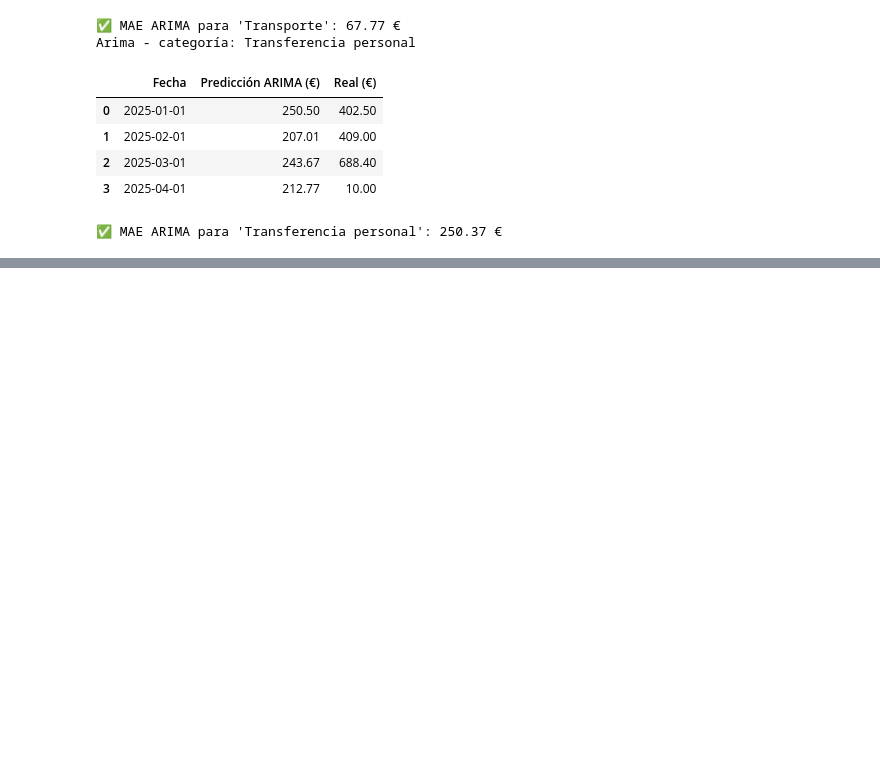
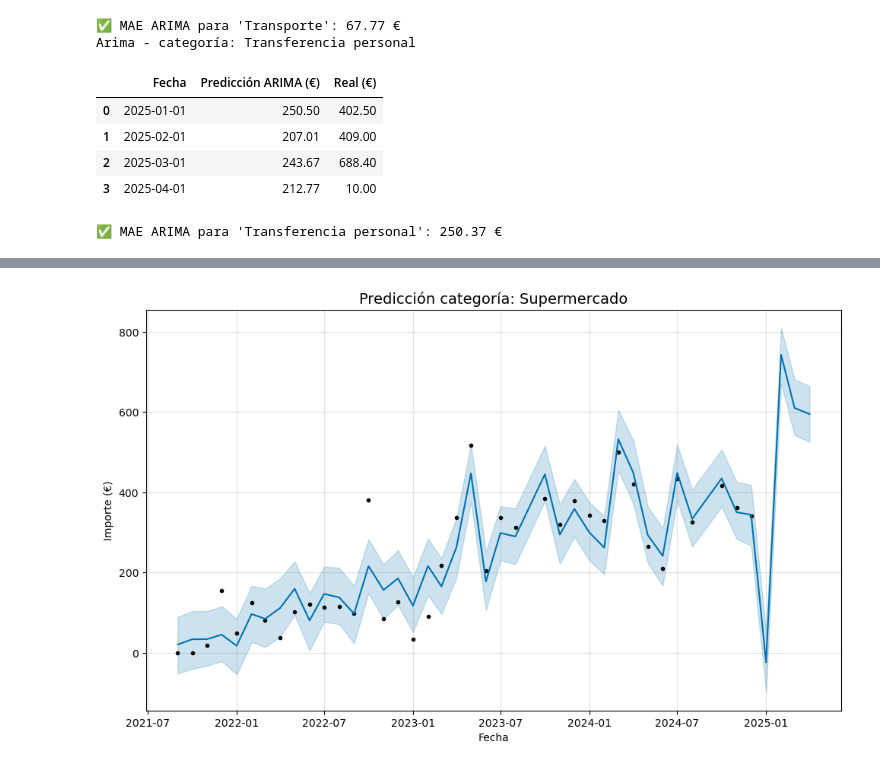
Before and after one commit to Ogomez07/Proyecto_TFM, a Jupyter notebook: preaparacion_datos.ipynb, the cells around one changed output, grey strips where cells are left out. Drawn from its saved outputs; the diff is of its cells as text; code cells hidden in the pictures; blank space fills up the shorter version.

```diff
--- a/preaparacion_datos.ipynb
+++ b/preaparacion_datos.ipynb
@@ -1101,0 +1304,84 @@ predecir_categoria_con_prophet('Transporte')
+# %%
+from prophet import Prophet
+import pandas as pd
+import numpy as np
+import itertools
+from sklearn.metrics import mean_squared_error
+from IPython.display import display
+import matplotlib.pyplot as plt
+
+# Hiperparámetros
+changepoint_vals = [0.01, 0.02, 0.018, 0.0185, 0.02, 0.05]
+seasonality_vals = ["additive", "multiplicative"]
+grid = [{"changepoint_prior_scale": c, "seasonality_mode": s} for c, s in itertools.product(changepoint_vals, seasonality_vals)]
+
+def entrenar_y_predecir_4_meses(df_categoria, categoria, grid_params):
+    df_categoria = df_categoria.dropna().copy()
+    df_categoria["ds"] = df_categoria.index
+    df_categoria = df_categoria.rename(columns={categoria: "y"})
+    df_categoria["ds"] = pd.to_datetime(df_categoria["ds"])
+
+    # Entrenar hasta diciembre 2024
+    df_entrenamiento = df_categoria[df_categoria["ds"] <= "2024-12-31"]
+
+    mejor_rmse = float("inf")
+    mejor_params = None
+
+    for params in grid_params:
+        try:
+            modelo = Prophet(
+                changepoint_prior_scale=params["changepoint_prior_scale"],
+                seasonality_mode=params["seasonality_mode"]
+            )
+            modelo.fit(df_entrenamiento)
+            future_tmp = modelo.make_future_dataframe(periods=4, freq="MS")
+            pred_tmp = modelo.predict(future_tmp)
+            rmse = np.sqrt(mean_squared_error(df_entrenamiento["y"], modelo.predict(df_entrenamiento)["yhat"]))
+            if rmse < mejor_rmse:
+                mejor_rmse = rmse
+                mejor_params = params
+        except Exception as e:
+            print(f"Error con parámetros {params}: {e}")
+            continue
+
+    print(f"\n-- Categoría: {categoria} --")
+    print(f"Mejores parámetros: {mejor_params}")
+
+    # Modelo final
+    modelo_final = Prophet(
+        changepoint_prior_scale=mejor_params["changepoint_prior_scale"],
+        seasonality_mode=mejor_params["seasonality_mode"]
+    )
+    modelo_final.fit(df_entrenamiento)
+
+    # Predicción futura
+    future = modelo_final.make_future_dataframe(periods=4, freq="MS")
+    pred = modelo_final.predict(future)
+
+    fechas_deseadas = pd.date_range(start="2025-01-01", periods=4, freq="MS")
+    pred_filtrado = pred[pred["ds"].isin(fechas_deseadas)][["ds", "yhat", "yhat_lower", "yhat_upper"]].copy()
+    pred_filtrado.columns = ["Fecha", "Predicción (€)", "Límite inferior (€)", "Límite superior (€)"]
+
+    # Valores reales si existen
+    reales = df_categoria[df_categoria["ds"].isin(fechas_deseadas)][["ds", "y"]].rename(columns={"ds": "Fecha", "y": "Real (€)"})
+    resultado = pred_filtrado.merge(reales, on="Fecha", how="left")
+
+    # Formato tabla
+    resultado[["Predicción (€)", "Límite inferior (€)", "Límite superior (€)", "Real (€)"]] = \
+        resultado[["Predicción (€)", "Límite inferior (€)", "Límite superior (€)", "Real (€)"]].round(2)
+
+    for col in ["Predicción (€)", "Límite inferior (€)", "Límite superior (€)", "Real (€)"]:
+        resultado[col] = resultado[col].apply(lambda x: f"{x:.2f} €" if pd.notnull(x) else "-")
+
+    display(resultado)
+
+    # 🔵 Gráfico de Prophet
+    fig = modelo_final.plot(pred)
+    plt.title(f"Predicción categoría: {categoria}", fontsize=14)
+    plt.xlabel("Fecha")
+    plt.ylabel("Importe (€)")
+    plt.show()
+
+# USO
+entrenar_y_predecir_4_meses(gastos_mensuales[['Supermercado']], 'Supermercado', grid)
+# %% [output]
@@ -1101,0 +1413 @@ predecir_categoria_con_prophet('Transporte')
+[figure, added]
```
Also changed, not shown: parts of 17 cells of this notebook, 7 other files.
